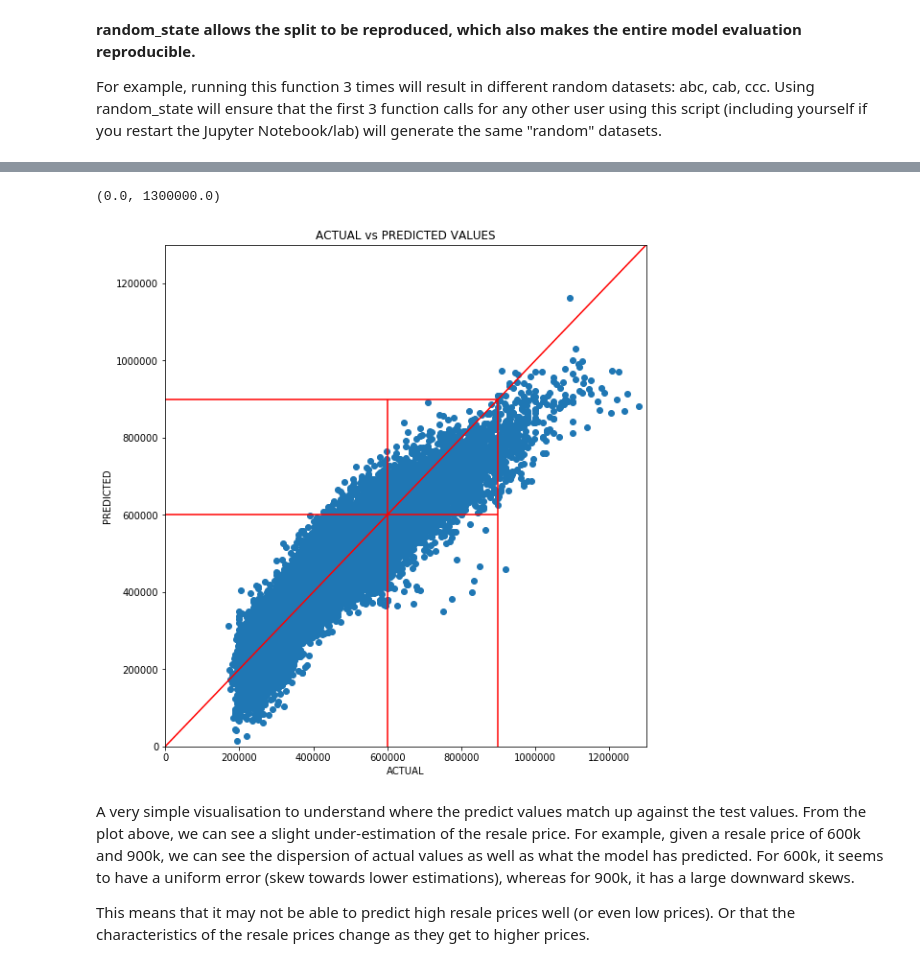
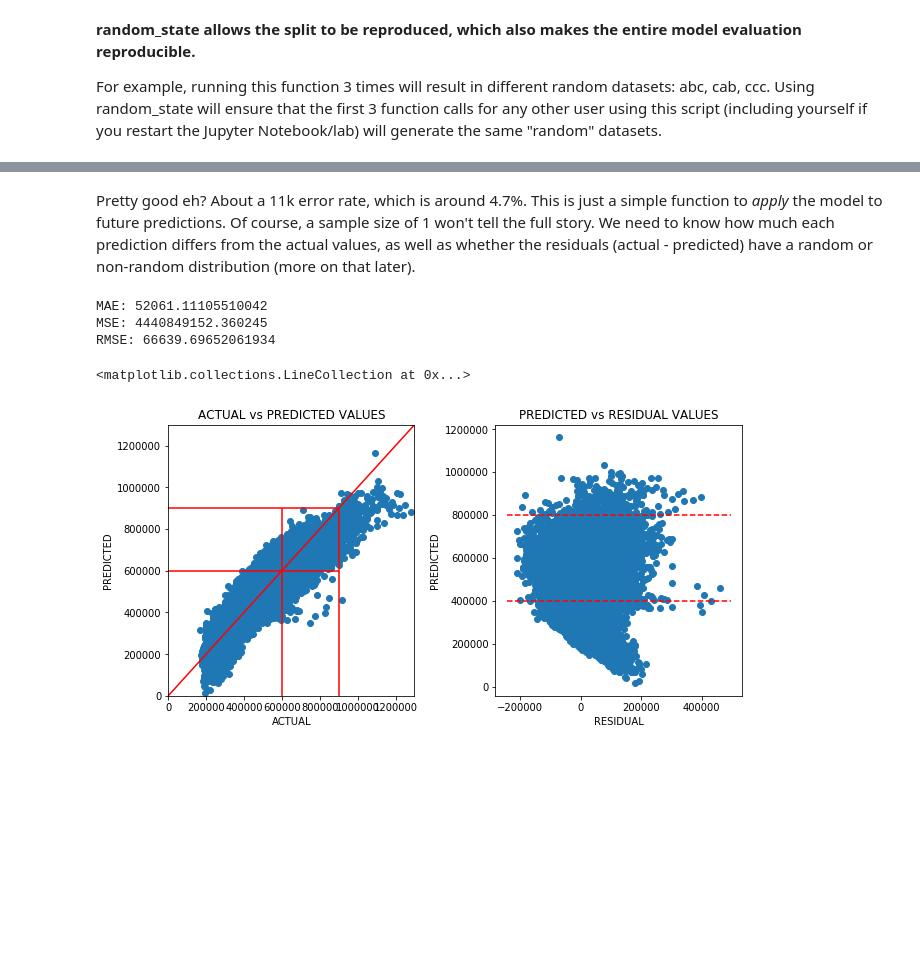
Before and after one commit to joeykokbin/data_science_helper, a Jupyter notebook: HELPER_VOL4.ipynb, the cells around one changed output, grey strips where cells are left out. Saved outputs shown, nothing was run; the diff lists cells and outputs as text; code cells hidden in the pictures; blank space fills up the shorter version.

```diff
--- a/HELPER_VOL4.ipynb
+++ b/HELPER_VOL4.ipynb
@@ -404,12 +412,13 @@ X, y = np.array(df_final.drop(columns = "RESALE_PRICE")), np.array(df_final["RES
 # Convert all numbers to the range of 0 and 1.
 # This is not strictly required for regression models, but applicable to other ML models where
 # a gradient descent algorithm (neural network) is used. 0-1 values reduce computation expense.
-# We can nontheless scale the feature variables, but for interpretation we need to rescale back to the original parameters.
 
-minmax = preprocessing.MinMaxScaler()
-X = minmax.fit_transform(X)
+# NOT RUN
 
-X[0:2]
+#minmax = preprocessing.MinMaxScaler()
+#X = minmax.fit_transform(X)
+
+#X[0:2]
 # %% [output]
 array([[0.16666667, 0.1875    , 0.05963303, 0.62745098, 1.        ,
         0.        , 0.        , 0.        , 0.        , 0.        ,
@@ -454,28 +507,45 @@ y_pred = regression.predict(X_test)
+# %% [markdown]
+Pretty good eh? About a 11k error rate, which is around 4.7%. This is just a simple function to *apply* the model to future predictions. Of course, a sample size of 1 won't tell the full story. We need to know how much each prediction differs from the actual values, as well as whether the residuals (actual - predicted) have a random or non-random distribution (more on that later).
 # %%
 import matplotlib.pyplot as plt
-# %%
-actual_fit = pd.DataFrame({"ACTUAL": y_test.flatten(), "PREDICTED": y_pred.flatten()})
-
-lims = (0, 1300000)
-fig, ax = plt.subplots(figsize = (8,8), constrained_layout = True)
-
-ax.scatter(x = actual_fit["ACTUAL"], y = actual_fit["PREDICTED"])
-ax.plot([0,1], [0, 1], transform = ax.transAxes, color = "r")
-
-plt.vlines([600000, 900000], ymin = 0, ymax = 900000, colors = "red")
-plt.hlines([600000, 900000], xmin = 0, xmax = 900000, colors = "red")
-ax.set_ylim(lims)
-ax.set_xlim(lims)
-
-ax.set_xlabel("ACTUAL")
-ax.set_ylabel("PREDICTED")
-ax.set_title("ACTUAL vs PREDICTED VALUES")
-
-print(ax.get_ylim())
-# %% [output]
-(0.0, 1300000.0)
-[figure, removed]
-# %% [markdown]
-A very simple visualisation to understand where the predict values match up against the test values. From the plot above, we can see a slight under-estimation of the resale price. For example, given a resale price of 600k and 900k, we can see the dispersion of actual values as well as what the model has predicted. For 600k, it seems to have a uniform error (skew towards lower estimations), whereas for 900k, it has a large downward skews.
-
-This means that it may not be able to predict high resale prices well (or even low prices). Or that the characteristics of the resale prices change as they get to higher prices.
+# %%
+# Note that axs is a 2d array (aka a list). Bc the plot dimension is just 1 row and 2 columns,
+# the way to index the axes is to use list indexing. If you have 4 plots (2 rows and 2 columns),
+# you would need to index it via axs[row, col]
+# if only 1 plot, can just use axs.plot or similar commands.
+
+actual_fit = pd.DataFrame({"ACTUAL": y_test.flatten(), "PREDICTED": y_pred.flatten()})
+actual_fit["RESIDUAL"] = actual_fit["ACTUAL"] - actual_fit["PREDICTED"]
+
+print('MAE:', metrics.mean_absolute_error(y_test, y_pred))
+print('MSE:', metrics.mean_squared_error(y_test, y_pred))
+print('RMSE:', np.sqrt(metrics.mean_squared_error(y_test, y_pred)))
+
+lims = (0, 1300000)
+fig, axs = plt.subplots(1,2, figsize = (9,4.5), constrained_layout = True)
+
+axs[0].scatter(x = actual_fit["ACTUAL"], y = actual_fit["PREDICTED"])
+axs[0].plot([0,1], [0, 1], transform = axs[0].transAxes, color = "r")
+
+axs[0].vlines([600000, 900000], ymin = 0, ymax = 900000, colors = "red")
+axs[0].hlines([600000, 900000], xmin = 0, xmax = 900000, colors = "red")
+axs[0].set_ylim(lims)
+axs[0].set_xlim(lims)
+
+axs[0].set_xlabel("ACTUAL")
+axs[0].set_ylabel("PREDICTED")
+axs[0].set_title("ACTUAL vs PREDICTED VALUES")
+
+axs[1].scatter(x = actual_fit["RESIDUAL"], y = actual_fit["PREDICTED"],)
+axs[1].set_xlabel("RESIDUAL")
+axs[1].set_ylabel("PREDICTED")
+axs[1].set_title("PREDICTED vs RESIDUAL VALUES")
+axs[1].hlines([400000, 800000], xmin = axs[1].get_xlim()[0], xmax = axs[1].get_xlim()[1], colors = "red", linestyle = "--")
+
+#print(axs[0].get_ylim())
+# %% [output]
+MAE: 52061.11105510042
+MSE: 4440849152.360245
+RMSE: 66639.69652061934
+<matplotlib.collections.LineCollection at 0x...>
+[figure, added]
```
Also changed, not shown: parts of 33 cells of this notebook, 2 other files.
